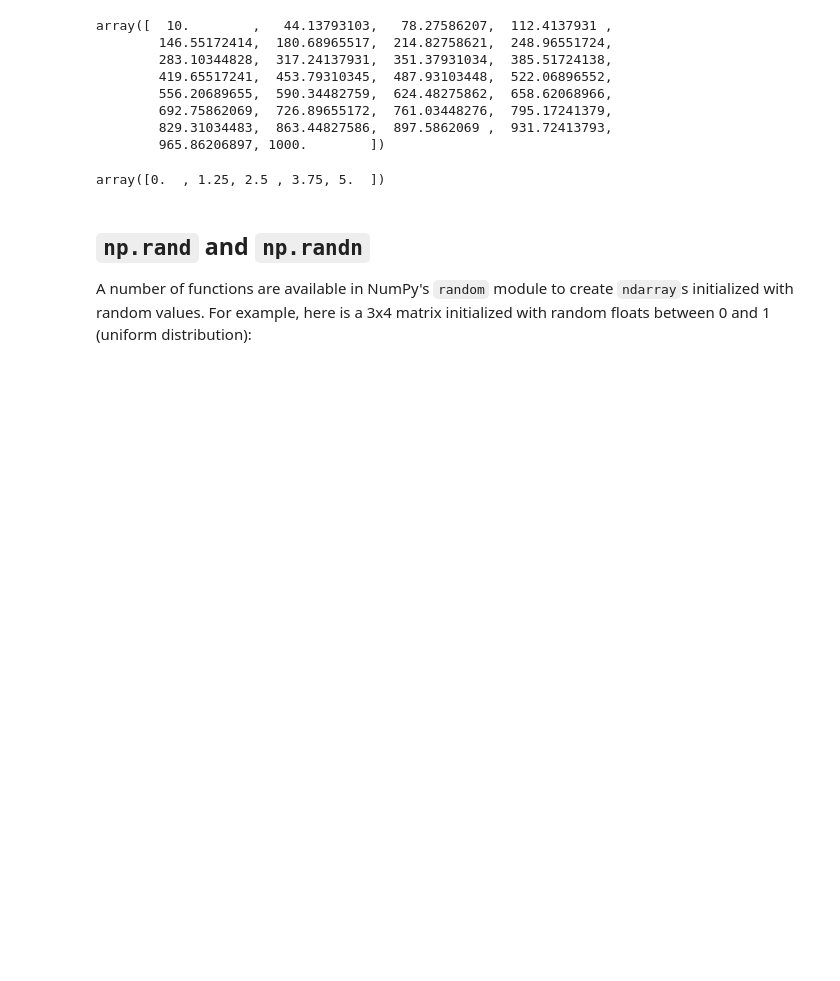
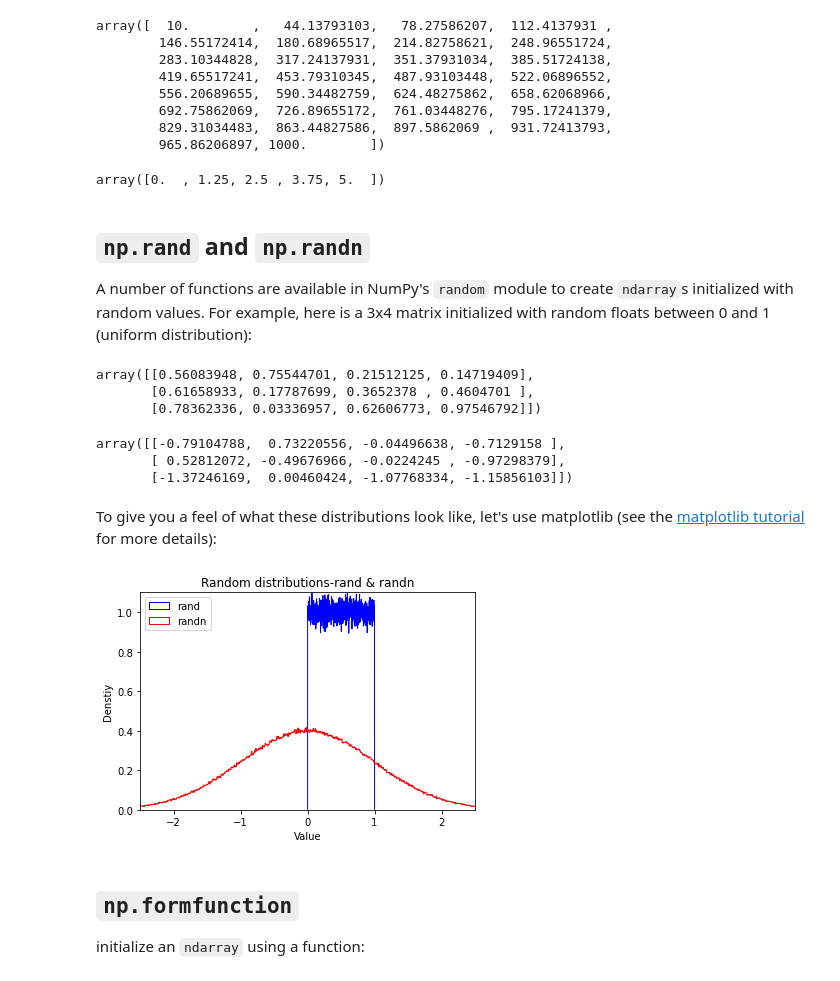
Before and after one commit to gitony0101/selfstudy, a Jupyter notebook: tools-evan-numpy.ipynb, the cells around one changed output. Drawn from its saved outputs; the diff is of its cells as text; code cells hidden in the pictures; blank space fills up the shorter version.

```diff
--- a/tools-evan-numpy.ipynb
+++ b/tools-evan-numpy.ipynb
@@ -138,3 +138,17 @@ array([0.  , 1.25, 2.5 , 3.75, 5.  ])
 ## `np.rand` and `np.randn`
 A number of functions are available in NumPy's `random` module to create `ndarray`s initialized with random values.
 For example, here is a 3x4 matrix initialized with random floats between 0 and 1 (uniform distribution):
+# %%
+np.random.rand(3,4) #Uniform dist
+# %% [output]
+array([[0.56083948, 0.75544701, 0.21512125, 0.14719409],
+       [0.61658933, 0.17787699, 0.3652378 , 0.4604701 ],
+       [0.78362336, 0.03336957, 0.62606773, 0.97546792]])
+# %%
+np.random.randn(3,4) #Normal dist
+# %% [output]
+array([[-0.79104788,  0.73220556, -0.04496638, -0.7129158 ],
+       [ 0.52812072, -0.49676966, -0.0224245 , -0.97298379],
+       [-1.37246169,  0.00460424, -1.07768334, -1.15856103]])
+# %% [markdown]
+To give you a feel of what these distributions look like, let's use matplotlib (see the [matplotlib tutorial](tools_matplotlib.ipynb) for more details):
@@ -140,0 +162,15 @@ For example, here is a 3x4 matrix initialized with random floats between 0 and 1
+# %%
+plt.hist(np.random.rand(1000000), density=True, bins=1080, histtype="step", color="blue", label="rand")
+plt.hist(np.random.randn(1000000), density=True, bins=1080, histtype="step", color="red", label="randn")
+
+plt.axis([-2.5,2.5,0,1.1])
+plt.legend(loc="upper left")
+plt.title("Random distributions-rand & randn")
+plt.xlabel("Value")
+plt.ylabel("Denstiy")
+plt.show()
+# %% [output]
+[figure, added]
+# %% [markdown]
+## `np.formfunction`
+ initialize an `ndarray` using a function:
```
Also changed, not shown: parts of 2 cells of this notebook.
